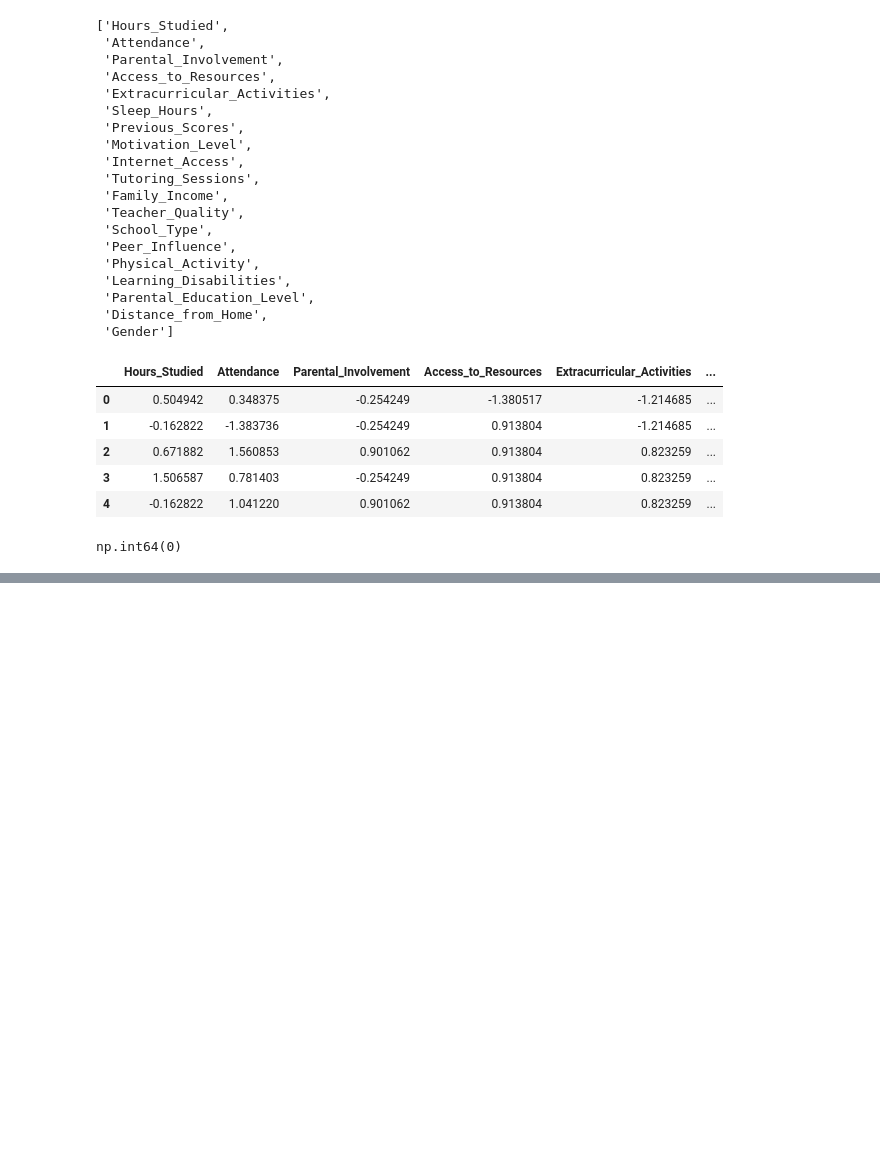
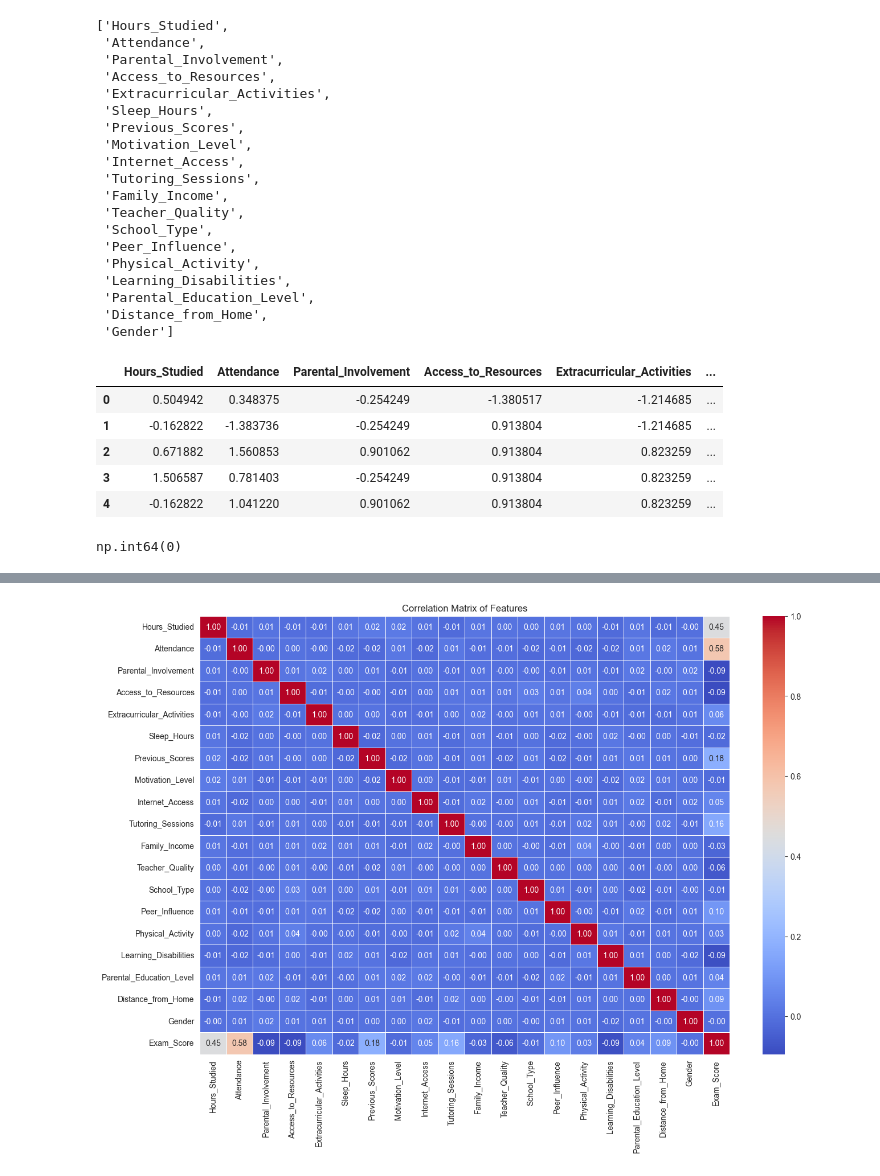
Before and after one commit to lucaskojo02/Students_Performance_Data_Analysis, a Jupyter notebook: Untitled17.ipynb, the cells around one changed output, grey strips where cells are left out. Saved outputs shown, nothing was run; the diff lists cells and outputs as text; code cells hidden in the pictures; blank space fills up the shorter version.

```diff
--- a/Untitled17.ipynb
+++ b/Untitled17.ipynb
@@ -186,0 +212,9 @@ np.int64(0)
+# %%
+# Correlation matrix
+plt.figure(figsize=(15, 10))
+corr_matrix = student_performance.corr()
+sns.heatmap(corr_matrix, annot=True, cmap="coolwarm",fmt=".2f", linewidths=0.5, annot_kws={"size": 10},cbar=True)
+plt.title("Correlation Matrix of Features")
+plt.show()
+# %% [output]
+[figure, added]
```
Also changed, not shown: parts of 8 cells of this notebook.
